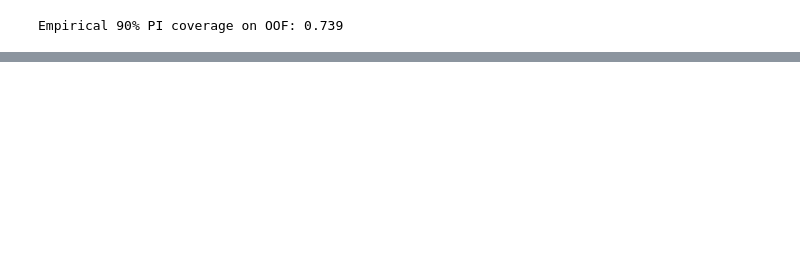
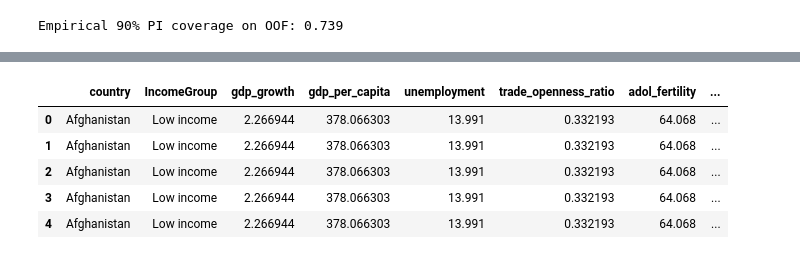
Before and after one commit to gsanaev/forecasting-migration-flows-ml, a Jupyter notebook: notebooks/05-forecasting-validation.ipynb, the cells around one changed output, grey strips where cells are left out. Drawn from its saved outputs; the diff is of its cells as text; code cells hidden in the pictures; blank space fills up the shorter version.

Commit message:
notebooks: finalize Notebook 05 with full 2024–2030 forecasting pipeline

```diff
--- a/notebooks/05-forecasting-validation.ipynb
+++ b/notebooks/05-forecasting-validation.ipynb
@@ -55,24 +60,30 @@ Import libraries, define global parameters, and prepare helper functions.
 import os, warnings
 from dataclasses import dataclass
 from typing import List, Tuple, Dict, Optional
+from pathlib import Path
 
 import numpy as np
 import pandas as pd
+
+import seaborn as sns
+import matplotlib.pyplot as plt
+
+# Reproducibility
+RANDOM_STATE = 42
+np.random.seed(RANDOM_STATE)
+
+# --- Visualization style (consistent with previous notebooks) ---
+sns.set_theme(style="whitegrid")
+plt.rcParams.update({"figure.facecolor": "white", "axes.facecolor": "white"})
 
 from sklearn.ensemble import RandomForestRegressor
 from sklearn.linear_model import LinearRegression
 from sklearn.model_selection import TimeSeriesSplit
 from sklearn.metrics import mean_absolute_error, mean_squared_error, r2_score
 
-import matplotlib.pyplot as plt
-
 warnings.filterwarnings("ignore")
 pd.set_option("display.max_columns", 200)
 pd.set_option("display.width", 200)
-
-# Reproducibility
-RANDOM_STATE = 42
-np.random.seed(RANDOM_STATE)
 
 # === Project Settings ===
 
@@ -89,6 +100,8 @@ ID_COLS = ["country","year"]
 CSV_PATH  = "../data/processed/model_ready.csv"
 PARQ_PATH = "../data/processed/model_ready.parquet"
 OUT_DIR   = "../outputs"
+DATA_DIR = Path("../data/processed")
+OUT_DIR = Path("../outputs")
 # %% [markdown]
 ## 📂 2. Data Loading and Preparation <a id="data-loading"></a>
 
@@ -521,0 +412,65 @@ The model demonstrates stable performance across time and income groups, offerin
+# %%
+# === Forecasting API (Scenarios) ===
+
+def forecast_from_scenarios(scen_df: pd.DataFrame, use_ensemble: bool=False, w_rf: float=0.8) -> pd.DataFrame:
+    """Return point forecasts + 90% PIs for provided scenario rows.
+    scen_df must include: ['country','year','IncomeGroup'] + CORE_FEATURES (same names).
+    """
+    req = set(["country","year","IncomeGroup"] + CORE_FEATURES)
+    missing = req - set(scen_df.columns)
+    if missing:
+        raise ValueError(f"Scenario frame missing columns: {missing}")
+
+    Xf = add_interactions(scen_df)
+    # Align to training feature space
+    missing_cols = set(feature_cols) - set(Xf.columns)
+    for c in missing_cols: Xf[c] = 0.0
+    Xf = Xf[feature_cols]
+
+    if use_ensemble:
+        lin = LinearRegression().fit(dfX[feature_cols], dfX[TARGET])
+        preds = bounded_clip(w_rf*rf_full.predict(Xf) + (1-w_rf)*lin.predict(Xf))
+    else:
+        preds = bounded_clip(rf_full.predict(Xf))
+
+    out = scen_df[["country","year"]].copy()
+    out["pred"] = preds
+    out["pi_lo"] = bounded_clip(preds + lo_r)
+    out["pi_hi"] = bounded_clip(preds + hi_r)
+    return out
+
+
+# === Forward Forecast Generation (2024–2030) ===
+
+# --- Load the cleaned contextual dataset used in Notebook 03 & 04 ---
+df_context = pd.read_csv(DATA_DIR / "countries_clean.csv")[[
+    "Country Name", "year", "Region", "IncomeGroup"
+]]
+
+print(f"✅ Loaded contextual metadata: {df_context['Country Name'].nunique()} countries × years {df_context['year'].min()}–{df_context['year'].max()}")
+
+# --- Define forecast horizon ---
+FUTURE_YEARS = list(range(2024, 2031))
+
+# --- Use latest available country-year data as the base (2023) ---
+latest = dfX.groupby("country").apply(lambda d: d.loc[d["year"].idxmax()]).reset_index(drop=True)
+latest = latest.merge(
+    df_context[["Country Name", "IncomeGroup"]],
+    left_on="country",
+    right_on="Country Name",
+    how="left"
+).drop(columns=["Country Name"], errors="ignore")
+
+# --- Keep only relevant columns
+latest = latest[["country", "IncomeGroup"] + CORE_FEATURES].copy()
+latest["year"] = 2023
+
+# --- Build future frame by extending baseline ---
+forecast_base = pd.concat(
+    [latest.assign(year=y) for y in FUTURE_YEARS],
+    ignore_index=True
+)
+
+print(f"✅ Created base frame for {len(FUTURE_YEARS)} future years × {forecast_base['country'].nunique()} countries")
+forecast_base.head()
+# %% [output]
@@ -521,0 +479,6 @@ The model demonstrates stable performance across time and income groups, offerin
+|  | country | IncomeGroup | gdp_growth | gdp_per_capita | unemployment | trade_openness_ratio | adol_fertility | ... |
+| 0 | Afghanistan | Low income | 2.266944 | 378.066303 | 13.991 | 0.332193 | 64.068 | ... |
+| 1 | Afghanistan | Low income | 2.266944 | 378.066303 | 13.991 | 0.332193 | 64.068 | ... |
+| 2 | Afghanistan | Low income | 2.266944 | 378.066303 | 13.991 | 0.332193 | 64.068 | ... |
+| 3 | Afghanistan | Low income | 2.266944 | 378.066303 | 13.991 | 0.332193 | 64.068 | ... |
+| 4 | Afghanistan | Low income | 2.266944 | 378.066303 | 13.991 | 0.332193 | 64.068 | ... |
```
Also changed, not shown: parts of 26 cells of this notebook, 1 other file.
